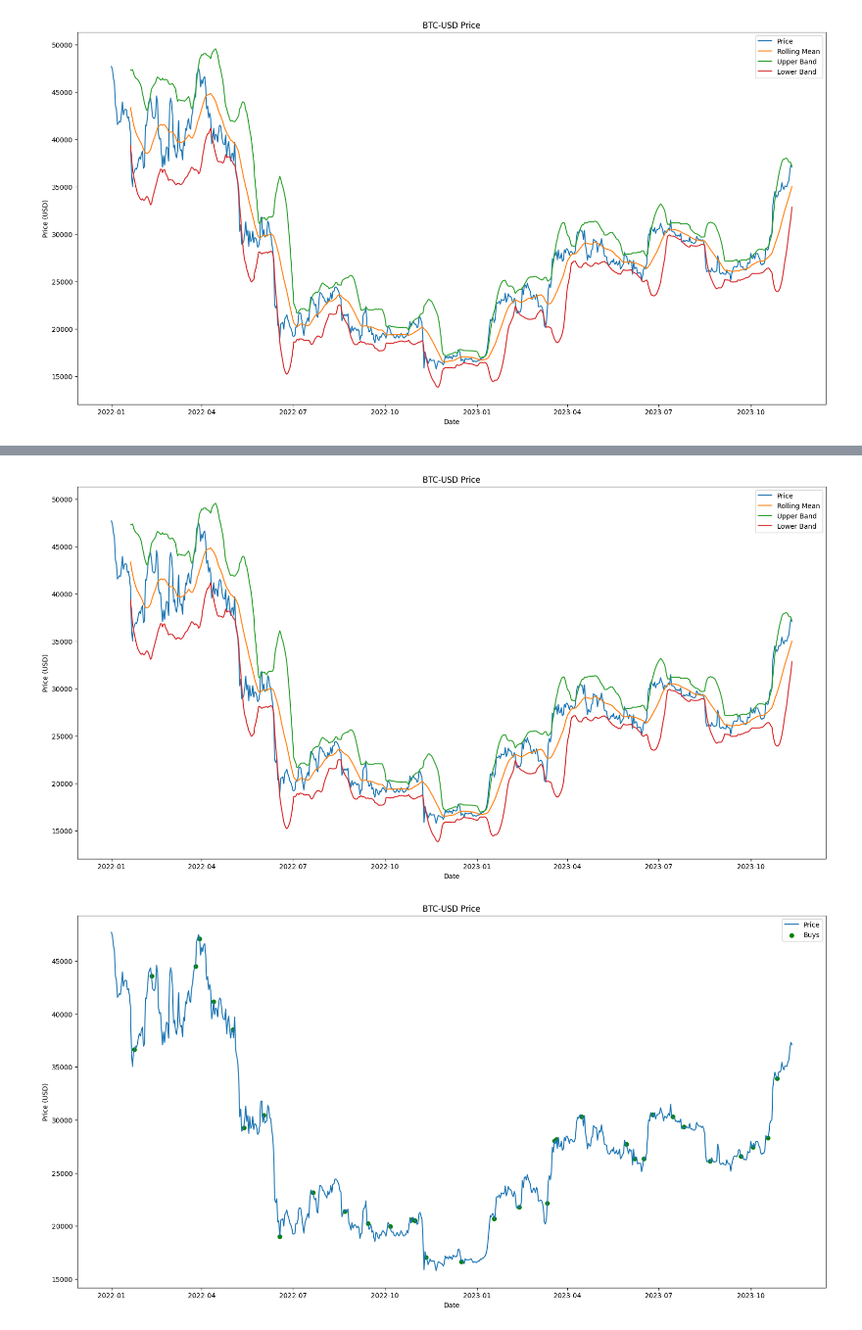
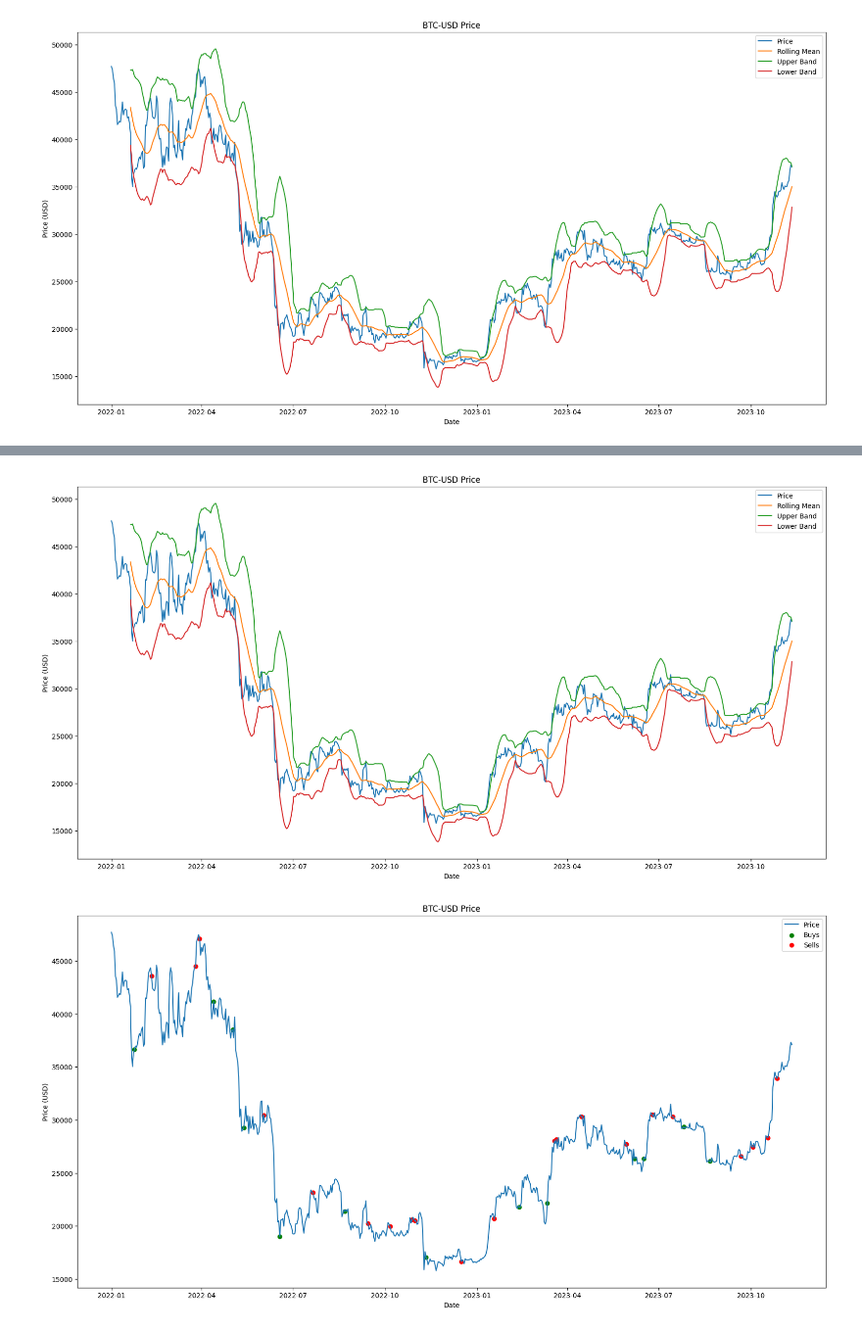
Before and after one commit to pahautelman/bitcoin-bot, a Jupyter notebook: bitcoin_data.ipynb, the cells around one changed output, grey strips where cells are left out. Shown at 98% size. Saved outputs shown, nothing was run; the diff lists cells and outputs as text; code cells hidden in the pictures.

Commit message:
create classes for getting data, plotting, agents, actions, implmenet baseline DCA agent

```diff
--- a/bitcoin_data.ipynb
+++ b/bitcoin_data.ipynb
@@ -299,10 +315,3 @@ plt.legend()
 plt.show()
 # %% [output]
 [figure]
-# %%
-class Action():
-    BUY = 'BUY'
-    SELL = 'SELL'
-    HOLD = 'HOLD'
-
-Action.BUY
@@ -311,5 +382,5 @@ Action.BUY
 # %%
-def bollinger_bands_strategy_simple(coin_data: DataFrame, bands: DataFrame) -> Action:
+def bollinger_bands_strategy_simple(coin_data: DataFrame, bands: DataFrame) -> ActionSimple:
     """
     Function implements instanteous Bollinger Bands strategy.
     Buy when the price touches or falls below the lower BB and then rises back inside the bands.
@@ -321,8 +392,8 @@ def bollinger_bands_strategy_simple(coin_data: DataFrame, bands: DataFrame) -> A
     :param bands: DataFrame
         A DataFrame containing the Bollinger Bands.
 
-    :return: Action
-        The action to take.
+    :return: ActionSimple
+        Action to take.
     """
     # if the price exceeded the upper band, and then drops back inside the bands, sell
     # if the price falls below the lower band, and then rises back inside the bands, buy
@@ -331,14 +402,14 @@ def bollinger_bands_strategy_simple(coin_data: DataFrame, bands: DataFrame) -> A
         # and it previously was above the upper band
         if coin_data.iloc[-2]['Close'] > bands.iloc[-2]['Upper Band']:
             # then sell
-            return Action.SELL
+            return ActionSimple.SELL
         # if it previously was below the lower band
         if coin_data.iloc[-2]['Close'] < bands.iloc[-2]['Lower Band']:
             # then buy
-            return Action.BUY
-    return Action.HOLD
+            return ActionSimple.BUY
+    return ActionSimple.HOLD
 
-def bollinger_bands_strategy(coin_data: DataFrame, investment_amount_usd: int, window=20) -> Buys:
+def bollinger_bands_strategy(coin_data: DataFrame, window=20) -> Actions:
     """
     Function implements Bollinger Bands strategy.
     Buy when the price touches or falls below the lower BB and then rises back inside the bands.
@@ -347,63 +418,50 @@ def bollinger_bands_strategy(coin_data: DataFrame, investment_amount_usd: int, w
     :param coin_data: DataFrame
         Coin's data in a DataFrame.
 
-    :param investment_amount_usd: int
-        Amount to invest in USD.
-
     :param window: int
         Window size for calculating the Bollinger Bands.
 
-    :return: Buys
-        A dictionary of the dates and the number of coins to buy on each date.
+    :return: Actions
+        A dictionary of the dates and the action to take on each date.
     """
     # calculate the Bollinger Bands
     bands = bollinger_bands(coin_data, window=window)
 
-    # calculate the buys
-    buys_date = []
-    buys_usd_amount = []
-    buys_coin_amount = []
+    # calculate actions
+    actions_date = []
+    actions_action = []
     for i in range(1, len(coin_data)):
         if i < window:
             continue
 
         action = bollinger_bands_strategy_simple(coin_data.iloc[:i], bands.iloc[:i])
-        if action == Action.BUY:
-            buys_date.append(coin_data.index[i])
-            buys_usd_amount.append(investment_amount_usd)
-            buys_coin_amount.append(investment_amount_usd / coin_data.iloc[i]['Close'])
-        elif action == Action.SELL:
-            buys_date.append(coin_data.index[i])
-            buys_usd_amount.append(0)
-            buys_coin_amount.append(-1)
+        actions_date.append(coin_data.index[i])
+        actions_action.append(action)
 
-    buys_index = DatetimeIndex(buys_date)
-    buys_data = {
-        Buys.USD_AMOUNT_INVESTED: buys_usd_amount,
-        Buys.COIN_AMOUNT_PURCHASED: buys_coin_amount
+    actions_index = DatetimeIndex(actions_date)
+    actions_data = {
+        Actions.ACTION: actions_action
     }
-
-    return Buys(buys_index, buys_data)
+    return Actions(actions_index, actions_data)
 
 
 coin_data_with_start = coin_data.loc['2022-01-01':]
 bands = bollinger_bands(coin_data_with_start)
 
 plt.figure(figsize=(20,10))
 plt.plot(coin_data_with_start['Close'], label='Price')
 plt.plot(bands['Rolling Mean'], label='Rolling Mean')
 plt.plot(bands['Upper Band'], label='Upper Band')
 plt.plot(bands['Lower Band'], label='Lower Band')
 plt.title(f'{coin} Price')
 plt.xlabel('Date')
 plt.ylabel('Price (USD)')
 plt.legend()
 plt.show()
 
-bb_buys = bollinger_bands_strategy(coin_data_with_start, 100, window=20)
+bb_actions = bollinger_bands_strategy(coin_data_with_start, window=20)
 
-plot_buys(coin_data_with_start, bb_buys)
-plot_profits(coin_data_with_start, bb_buys)
+plot_actions(coin_data_with_start, bb_actions)
 # %% [output]
 [figure]
-[figure, old version]
+[figure, new version]
```
Also changed, not shown: parts of 10 cells of this notebook, 6 other files.
